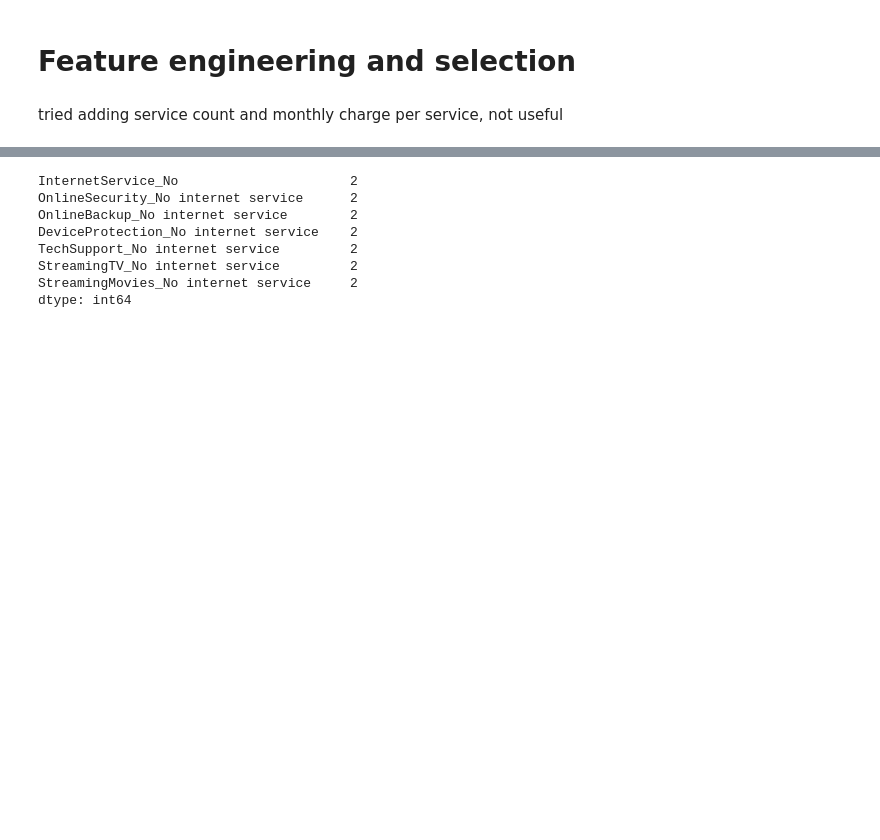
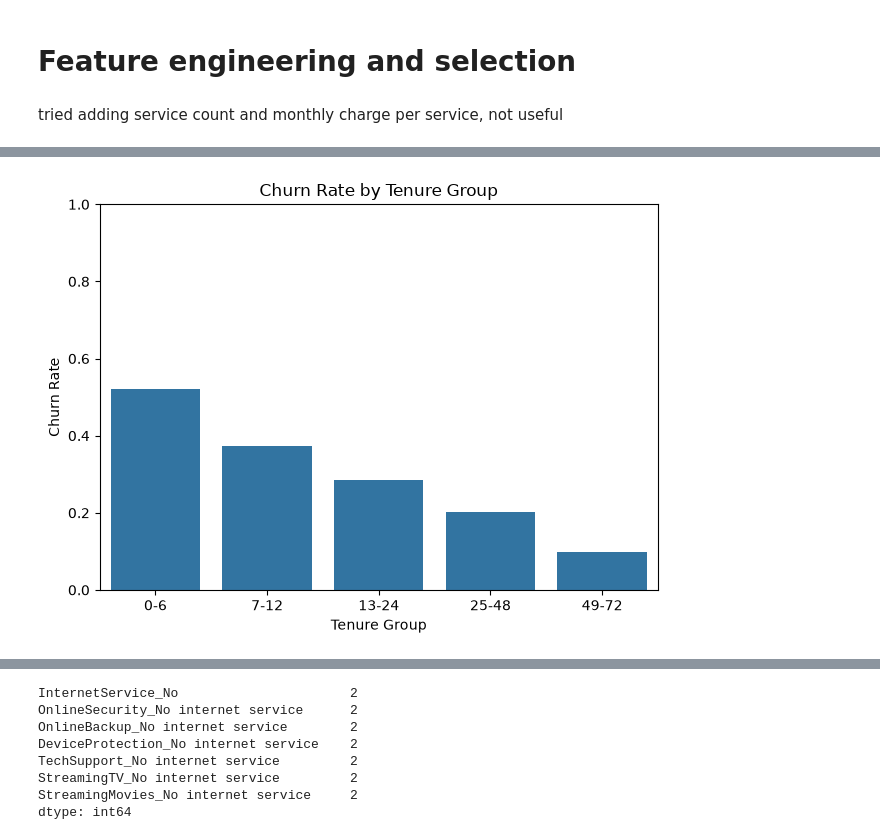
Before and after one commit to pvs-7/end-to-end-ML-Churn-with-FastAPI-MLFlow-Docker-AWS, a Jupyter notebook: notebooks/EDA.ipynb, the cells around one changed output, grey strips where cells are left out. Drawn from its saved outputs; the diff is of its cells as text; code cells hidden in the pictures; blank space fills up the shorter version.

```diff
--- a/notebooks/EDA.ipynb
+++ b/notebooks/EDA.ipynb
@@ -598,0 +866,18 @@ tried adding service count and monthly charge per service, not useful
+# %%
+eda = X_train[["tenure"]].copy()
+eda["Churn"] = y_train.values
+
+eda["tenure_group"] = pd.cut(
+    eda["tenure"],
+    bins=[-1, 6, 12, 24, 48, 72],
+    labels=["0-6", "7-12", "13-24", "25-48", "49-72"]
+)
+
+churn_by_group = (
+    eda.groupby("tenure_group", observed=True)["Churn"]
+    .agg(["mean", "count"])
+)
+
+churn_by_group["churn_rate"] = churn_by_group["mean"]
+
+churn_by_group
@@ -598,0 +892,15 @@ tried adding service count and monthly charge per service, not useful
+# %%
+sns.barplot(
+    data=churn_by_group.reset_index(),
+    x="tenure_group",
+    y="churn_rate"
+)
+
+plt.title("Churn Rate by Tenure Group")
+plt.xlabel("Tenure Group")
+plt.ylabel("Churn Rate")
+plt.ylim(0, 1)
+plt.tight_layout()
+plt.show()
+# %% [output]
+[figure, added]
```
Also changed, not shown: parts of 75 cells of this notebook.
